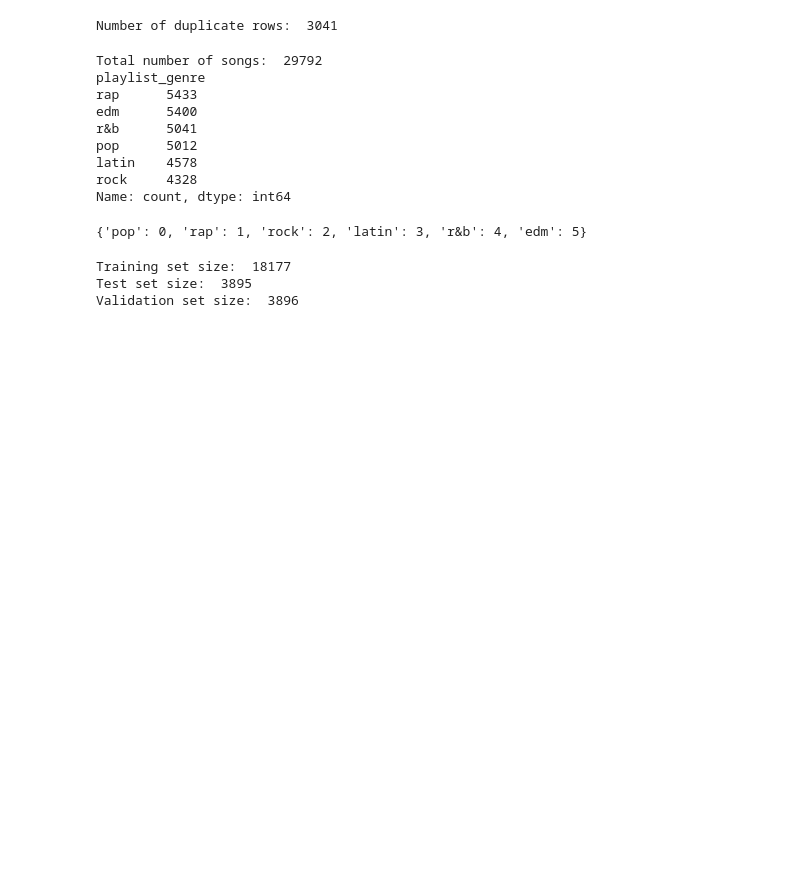
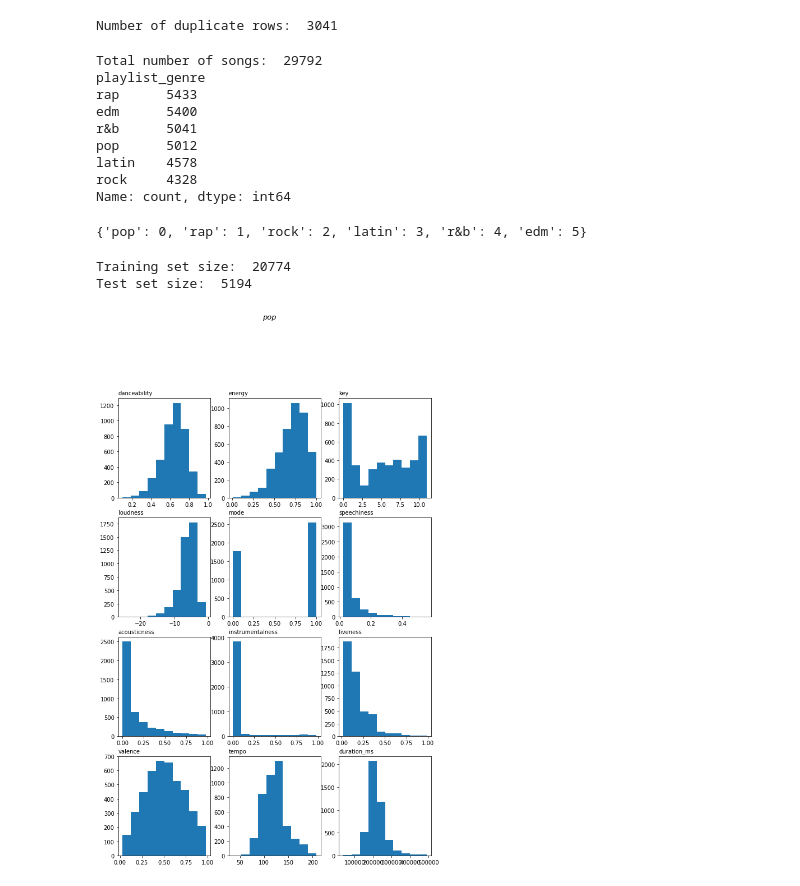
Before and after one commit to jkciesluk/ml_project, a Jupyter notebook: spotify.ipynb, the cells around one changed output. Cells and saved outputs as stored; diff of their text form; code cells hidden in the pictures; blank space fills up the shorter version.

Commit message:
add plots

```diff
--- a/spotify.ipynb
+++ b/spotify.ipynb
@@ -76,13 +76,36 @@ songs_target = songs_target.map(map_genres)
 # Normalize data to 0-1 range
 songs_data = (songs_data - songs_data.min()) / (songs_data.max() - songs_data.min())
 
-songs_data_train, songs_data_test, songs_target_train, songs_target_test = train_test_split(songs_data, songs_target, test_size=0.3, random_state=0)
-songs_data_test, songs_data_val, songs_target_test, songs_target_val = train_test_split(songs_data_test, songs_target_test, test_size=0.5, random_state=0)
+songs_data_train, songs_data_test, songs_target_train, songs_target_test = train_test_split(songs_data, songs_target, test_size=0.2, random_state=0)
+# songs_data_test, songs_data_val, songs_target_test, songs_target_val = train_test_split(songs_data_test, songs_target_test, test_size=0.5, random_state=0)
 
 print("Training set size: ", len(songs_data_train))
 print("Test set size: ", len(songs_data_test))
-print("Validation set size: ", len(songs_data_val))
+#print("Validation set size: ", len(songs_data_val))
 # %% [output]
-Training set size:  18177
-Test set size:  3895
-Validation set size:  3896
+Training set size:  20774
+Test set size:  5194
+# %%
+## Data analysis
+cols = ['danceability', 'energy', 'key', 'loudness', 'mode',
+       'speechiness', 'acousticness', 'instrumentalness', 'liveness',
+       'valence', 'tempo', 'duration_ms']
+# %%
+pop = songs[songs['playlist_genre']=='pop']
+
+num=0
+for column in cols:
+    num+=1
+
+    plt.subplot(4,3, num)
+    plt.rcParams['figure.figsize'] = [10, 15]
+    plt.hist(pop[column], label=column)
+
+    plt.title(column, loc='left', fontsize=10, fontweight=0)
+
+# general title
+plt.suptitle("pop", fontsize=13, fontweight=0, color='black', style='italic', y=1.02)
+
+plt.show()
+# %% [output]
+[figure, added]
```
Also changed, not shown: parts of 6 cells of this notebook.
